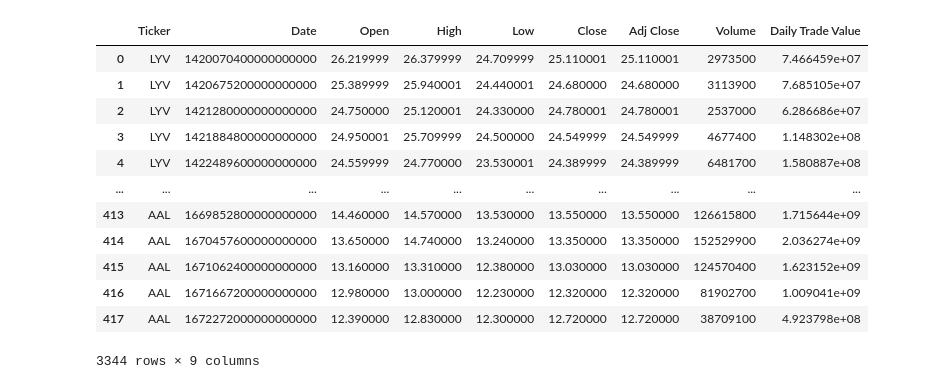
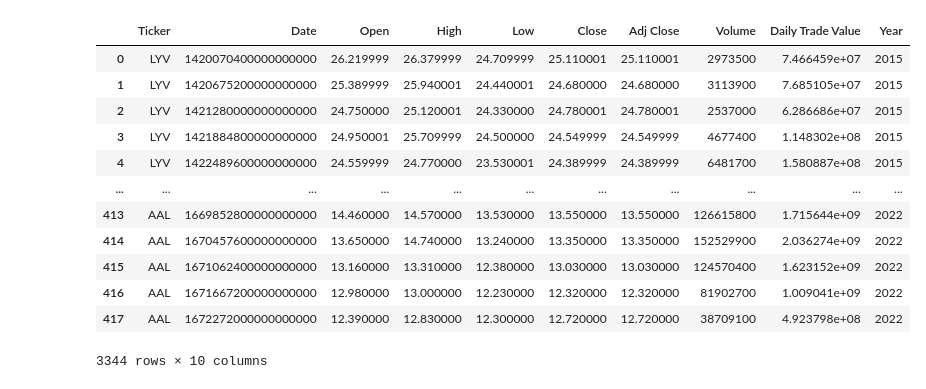
Before and after one commit to pathfindereleven/StockMkt_Analysis, a Jupyter notebook: PyPie.ipynb, the cells around one changed output. Cells and saved outputs as stored; diff of their text form; code cells hidden in the pictures.

```diff
--- a/PyPie.ipynb
+++ b/PyPie.ipynb
@@ -11,44 +11,48 @@ tickers = ["LYV", "AMC", "AMZN", "NFLX", "DRI", "RUTH", "DAL", "AAL"]
 
 #Define the variables
 precovid_date = int(time.mktime(datetime.datetime(2015, 1, 1, 23, 59).timetuple()))
 postcovid_date = int(time.mktime(datetime.datetime(2023, 1, 1, 23, 59).timetuple()))
 interval = "1wk"
 
 # Initialize an empty list to store the dataframes for each stock
 dfs = []
 
 # Fetch the data for each stock and store it in the dfs list
 for ticker in tickers:
     query_string = f"https://query1.finance.yahoo.com/v7/finance/download/{ticker}?period1={precovid_date}&period2={postcovid_date}&interval={interval}&events=history&includeAdjustedClose=true"
     df = pd.read_csv(query_string)
     df['Ticker'] = ticker
     df['Date'] = pd.to_datetime(df['Date'])  # Convert Date to datetime format
     dfs.append(df)
 
 # Concatenate all the dataframes in the dfs list based on the common "Date" column
 combined_df = pd.concat(dfs)
 
 # Calculate Daily Trade Value for each stock
 combined_df['Daily Trade Value'] = combined_df['Close'].astype(float) * combined_df['Volume'].astype(float)
 
 # Rearrange columns with "Ticker" as the first column
 combined_df = combined_df[['Ticker'] + [col for col in combined_df.columns if col != 'Ticker']]
 
+#Saving date time formated df
+datetime_combined_df = combined_df
+datetime_combined_df['Year'] = datetime_combined_df['Date'].dt.year.astype(int)
+
 #Change Datetime to Type Integer
 combined_df['Date'] = pd.to_datetime(combined_df['Date']).astype(np.int64)
 
-display(combined_df)
+display(datetime_combined_df)
 # %% [output]
-|  | Ticker | Date | Open | High | Low | Close | Adj Close | Volume | Daily Trade Value |
-| 0 | LYV | 1420070400000000000 | 26.219999 | 26.379999 | 24.709999 | 25.110001 | 25.110001 | 2973500 | 7.466459e+07 |
-| 1 | LYV | 1420675200000000000 | 25.389999 | 25.940001 | 24.440001 | 24.680000 | 24.680000 | 3113900 | 7.685105e+07 |
-| 2 | LYV | 1421280000000000000 | 24.750000 | 25.120001 | 24.330000 | 24.780001 | 24.780001 | 2537000 | 6.286686e+07 |
-| 3 | LYV | 1421884800000000000 | 24.950001 | 25.709999 | 24.500000 | 24.549999 | 24.549999 | 4677400 | 1.148302e+08 |
-| 4 | LYV | 1422489600000000000 | 24.559999 | 24.770000 | 23.530001 | 24.389999 | 24.389999 | 6481700 | 1.580887e+08 |
-| ... | ... | ... | ... | ... | ... | ... | ... | ... | ... |
-| 413 | AAL | 1669852800000000000 | 14.460000 | 14.570000 | 13.530000 | 13.550000 | 13.550000 | 126615800 | 1.715644e+09 |
-| 414 | AAL | 1670457600000000000 | 13.650000 | 14.740000 | 13.240000 | 13.350000 | 13.350000 | 152529900 | 2.036274e+09 |
-| 415 | AAL | 1671062400000000000 | 13.160000 | 13.310000 | 12.380000 | 13.030000 | 13.030000 | 124570400 | 1.623152e+09 |
-| 416 | AAL | 1671667200000000000 | 12.980000 | 13.000000 | 12.230000 | 12.320000 | 12.320000 | 81902700 | 1.009041e+09 |
-| 417 | AAL | 1672272000000000000 | 12.390000 | 12.830000 | 12.300000 | 12.720000 | 12.720000 | 38709100 | 4.923798e+08 |
+|  | Ticker | Date | Open | High | Low | Close | Adj Close | Volume | Daily Trade Value | Year |
+| 0 | LYV | 1420070400000000000 | 26.219999 | 26.379999 | 24.709999 | 25.110001 | 25.110001 | 2973500 | 7.466459e+07 | 2015 |
+| 1 | LYV | 1420675200000000000 | 25.389999 | 25.940001 | 24.440001 | 24.680000 | 24.680000 | 3113900 | 7.685105e+07 | 2015 |
+| 2 | LYV | 1421280000000000000 | 24.750000 | 25.120001 | 24.330000 | 24.780001 | 24.780001 | 2537000 | 6.286686e+07 | 2015 |
+| 3 | LYV | 1421884800000000000 | 24.950001 | 25.709999 | 24.500000 | 24.549999 | 24.549999 | 4677400 | 1.148302e+08 | 2015 |
+| 4 | LYV | 1422489600000000000 | 24.559999 | 24.770000 | 23.530001 | 24.389999 | 24.389999 | 6481700 | 1.580887e+08 | 2015 |
+| ... | ... | ... | ... | ... | ... | ... | ... | ... | ... | ... |
+| 413 | AAL | 1669852800000000000 | 14.460000 | 14.570000 | 13.530000 | 13.550000 | 13.550000 | 126615800 | 1.715644e+09 | 2022 |
+| 414 | AAL | 1670457600000000000 | 13.650000 | 14.740000 | 13.240000 | 13.350000 | 13.350000 | 152529900 | 2.036274e+09 | 2022 |
+| 415 | AAL | 1671062400000000000 | 13.160000 | 13.310000 | 12.380000 | 13.030000 | 13.030000 | 124570400 | 1.623152e+09 | 2022 |
+| 416 | AAL | 1671667200000000000 | 12.980000 | 13.000000 | 12.230000 | 12.320000 | 12.320000 | 81902700 | 1.009041e+09 | 2022 |
+| 417 | AAL | 1672272000000000000 | 12.390000 | 12.830000 | 12.300000 | 12.720000 | 12.720000 | 38709100 | 4.923798e+08 | 2022 |
-3344 rows × 9 columns
+3344 rows × 10 columns
```
Also changed, not shown: parts of 8 cells of this notebook, 28 other files.
